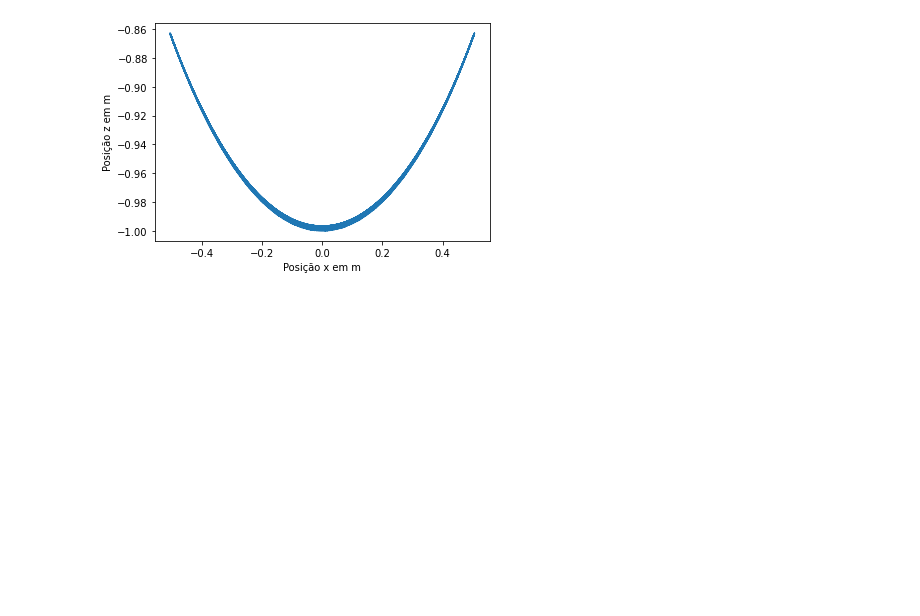
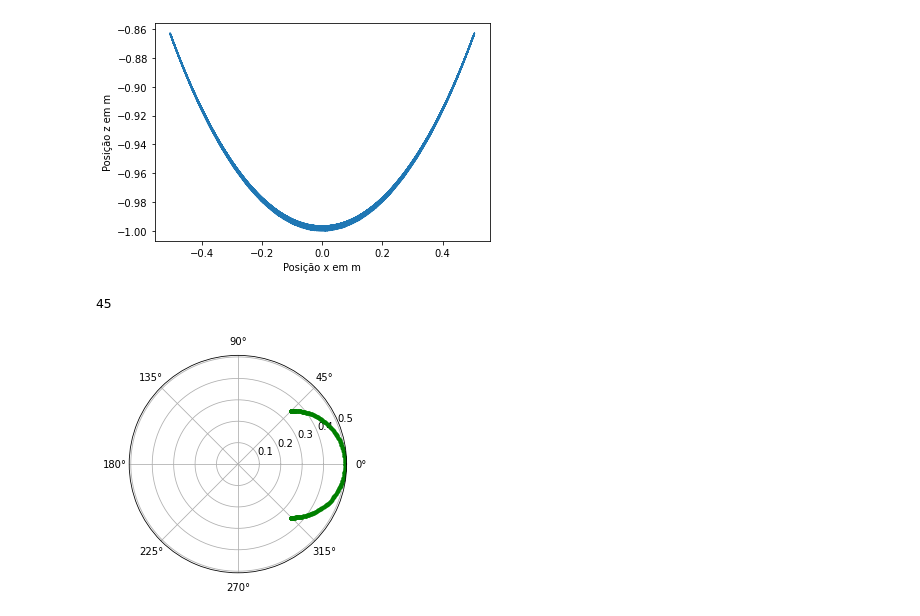
Before and after one commit to Victor17in/PythonCurso, a Jupyter notebook: exercícios/VictorAlmeida_aula10.ipynb, the cells around one changed output. Cells and saved outputs as stored; diff of their text form; code cells hidden in the pictures; blank space fills up the shorter version.

```diff
--- a/exercícios/VictorAlmeida_aula10.ipynb
+++ b/exercícios/VictorAlmeida_aula10.ipynb
@@ -432,35 +432,52 @@ l = 1  # m
 m = 0.2 # kg
 g = 9.8 # m/s²
 angle = int(input())
 
 tl = []
 xl = []
 zl = []
+yl = []
+rl = []
+angulol = []
 
 theta = math.radians(angle)
 vx = 0
 vz = 0
 w = 0  #rad/s
 to = 0
 tf = 30
 acrescimodet = 0.1
 x = l*math.sin(theta)
 z = -l*math.cos(theta)
 
 while to <= tf:
 	x = l*math.sin(theta)
+	theta= np.arcsin(x/l)
 	z = -l*math.cos(theta)
 	ac = -(g/l)*math.sin(theta)
 	w = w + ac*acrescimodet
 	theta = theta + w*acrescimodet
 	to = to + acrescimodet
+	r = (((x**2)+(z**2))**1/2) #sempre será bem proximo de 0.5
+	y = r*math.cos(theta)
+
 	tl.append(t)
 	xl.append(x)
 	zl.append(z)
+	yl.append(y)
+	rl.append(r)
+	angulol.append(theta)
 
-def grafico(x,f,x_label,f_label):
-	plt.plot(x,f)
-	plt.xlabel(x_label)
-	plt.ylabel(f_label)
+import numpy as np
+import matplotlib.pyplot as plt
 
-grafico(xl,zl,'Posição x em m','Posição z em m')
+def polar(rad, r):
+  plt.axes(projection = 'polar')
+  rads = np.arange(0, (2 * np.pi), 0.01)
+  plt.polar(rad, r, 'g.')
+  plt.show()
+
+polar(angulol, yl)
+# %% [output]
+45
+[figure, added]
```
Also changed, not shown: parts of 1 cell of this notebook.
